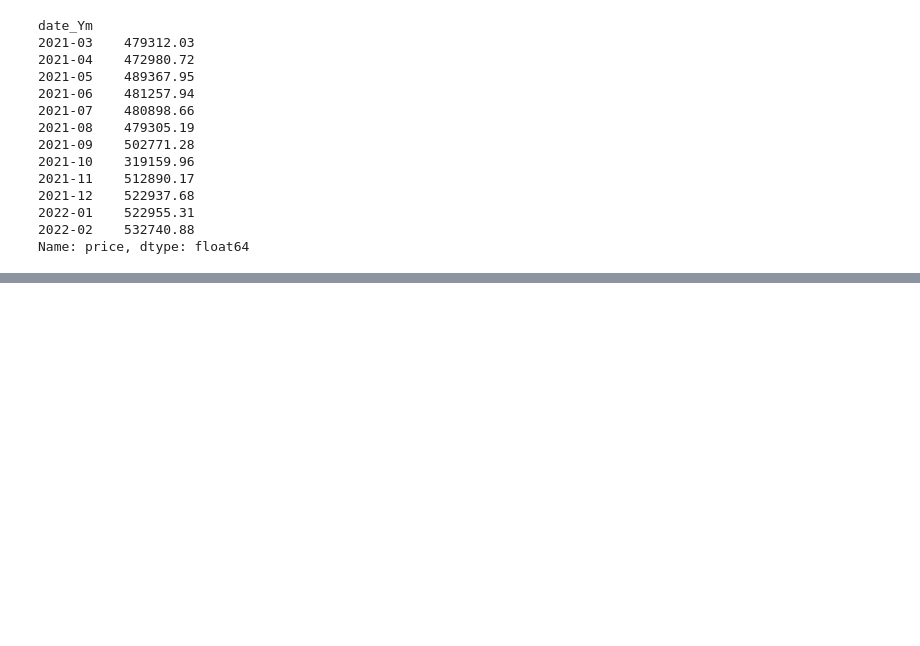
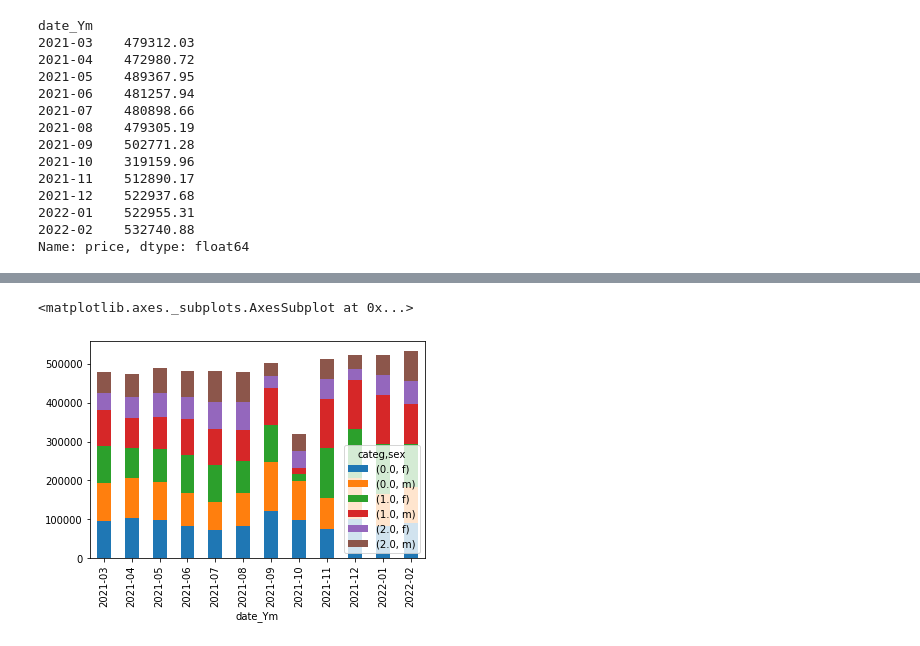
Before and after one commit to Sh4mSh4m/OCR_DA_proj4, a Jupyter notebook: Projet 4 - Analysez les ventes de votre entreprise.ipynb, the cells around one changed output, grey strips where cells are left out. Saved outputs shown, nothing was run; the diff lists cells and outputs as text; code cells hidden in the pictures; blank space fills up the shorter version.

```diff
--- a/Projet 4 - Analysez les ventes de votre entreprise.ipynb
+++ b/Projet 4 - Analysez les ventes de votre entreprise.ipynb
@@ -626,0 +672,3 @@ Name: price, dtype: float64
+# %%
+sales_acat_sex_monthly = book.pivot_table(index='date_Ym', columns=['categ', 'sex'], values='price', aggfunc=sum)
+sales_acat_sex_monthly
@@ -626,0 +691,5 @@ Name: price, dtype: float64
+# %%
+sales_acat_sex_monthly.plot(kind='bar', stacked=True)
+# %% [output]
+<matplotlib.axes._subplots.AxesSubplot at 0x...>
+[figure, added]
```
Also changed, not shown: parts of 23 cells of this notebook.
